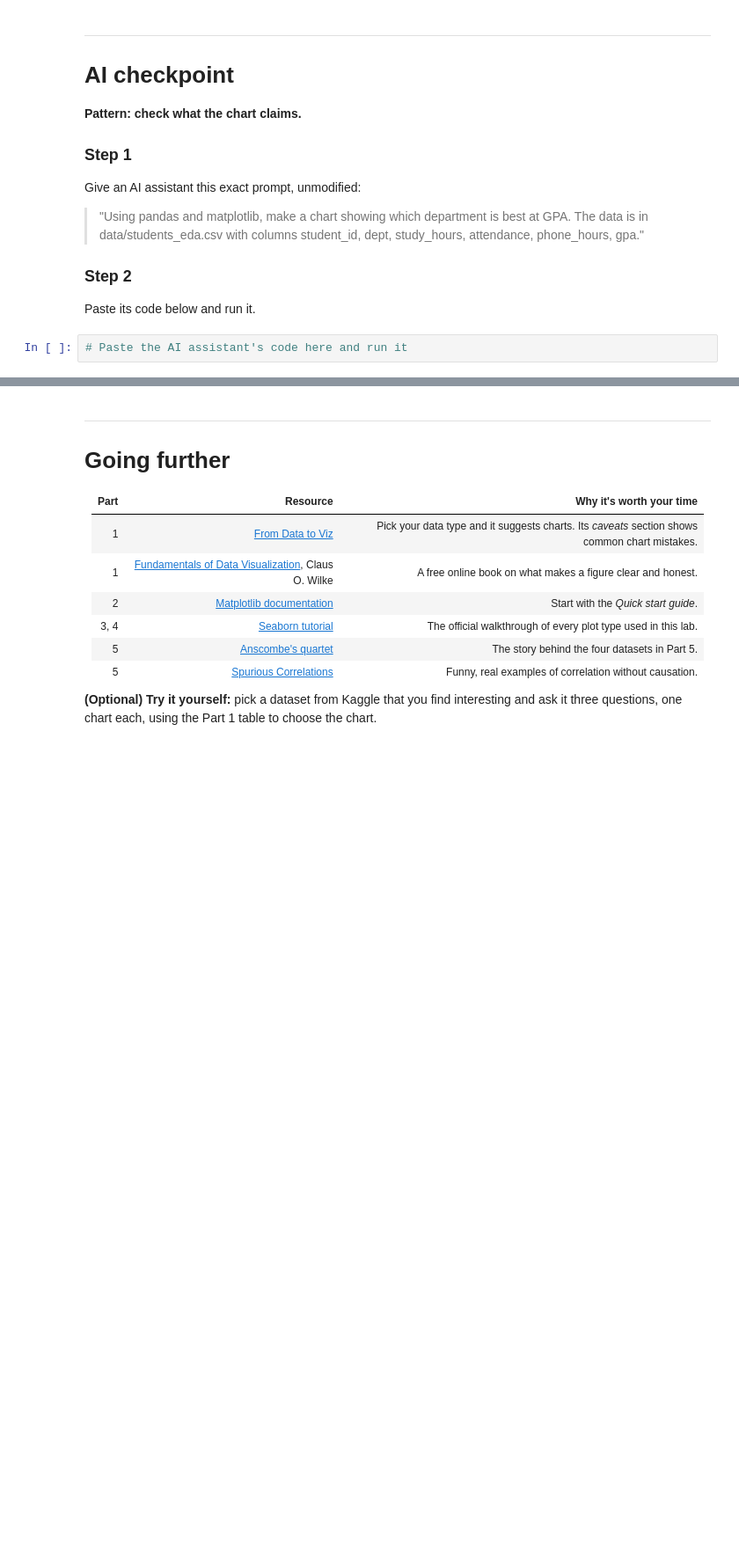
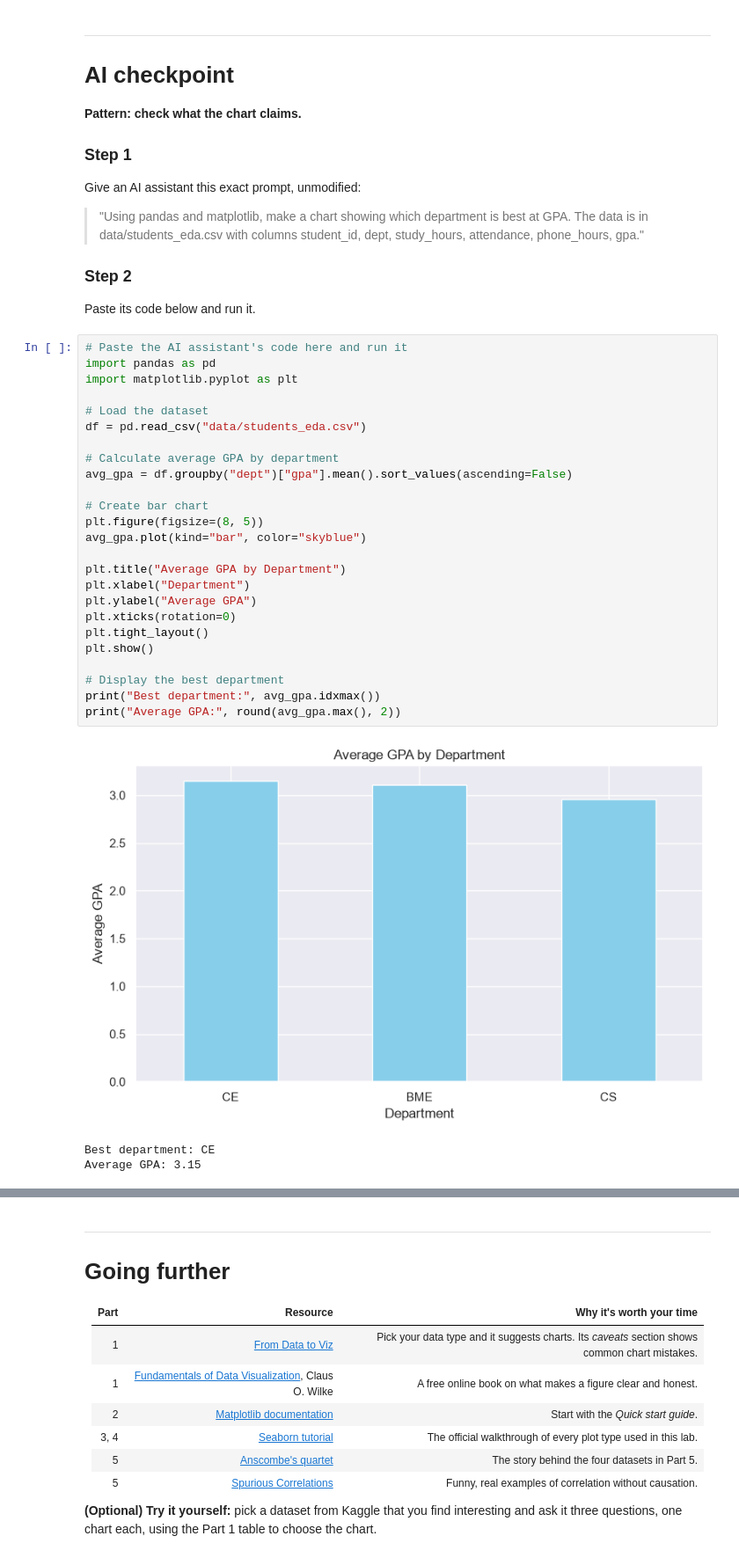
Before and after one commit to FajrAlsmail/arti303, a Jupyter notebook: lab06.ipynb, the cells around one changed output, grey strips where cells are left out. Shown at 88% size. Cells and saved outputs as stored; diff of their text form; blank space fills up the shorter version.

```diff
--- a/lab06.ipynb
+++ b/lab06.ipynb
@@ -578,6 +714,33 @@ Give an AI assistant this exact prompt, unmodified:
 Paste its code below and run it.
 # %%
 # Paste the AI assistant's code here and run it
+import pandas as pd
+import matplotlib.pyplot as plt
+
+# Load the dataset
+df = pd.read_csv("data/students_eda.csv")
+
+# Calculate average GPA by department
+avg_gpa = df.groupby("dept")["gpa"].mean().sort_values(ascending=False)
+
+# Create bar chart
+plt.figure(figsize=(8, 5))
+avg_gpa.plot(kind="bar", color="skyblue")
+
+plt.title("Average GPA by Department")
+plt.xlabel("Department")
+plt.ylabel("Average GPA")
+plt.xticks(rotation=0)
+plt.tight_layout()
+plt.show()
+
+# Display the best department
+print("Best department:", avg_gpa.idxmax())
+print("Average GPA:", round(avg_gpa.max(), 2))
+# %% [output]
+[figure, added]
+Best department: CE
+Average GPA: 3.15
 # %% [markdown]
 ### Step 3: answer these in your own words
 
```
Also changed, not shown: parts of 34 cells of this notebook, 2 other files.
